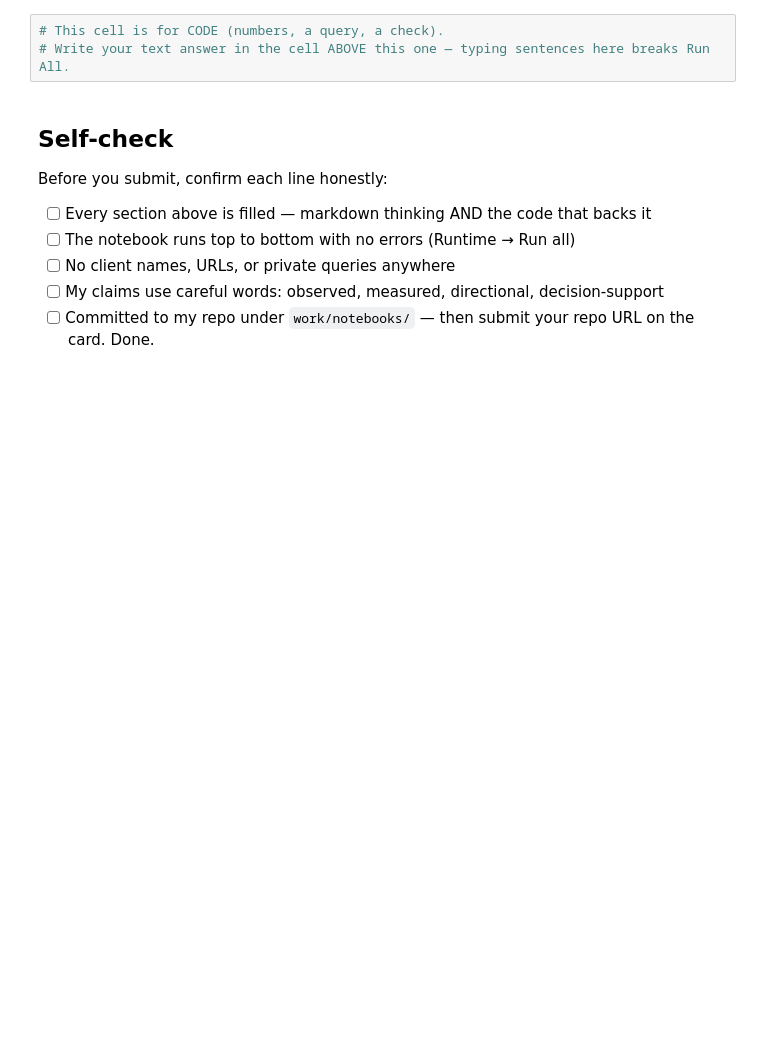
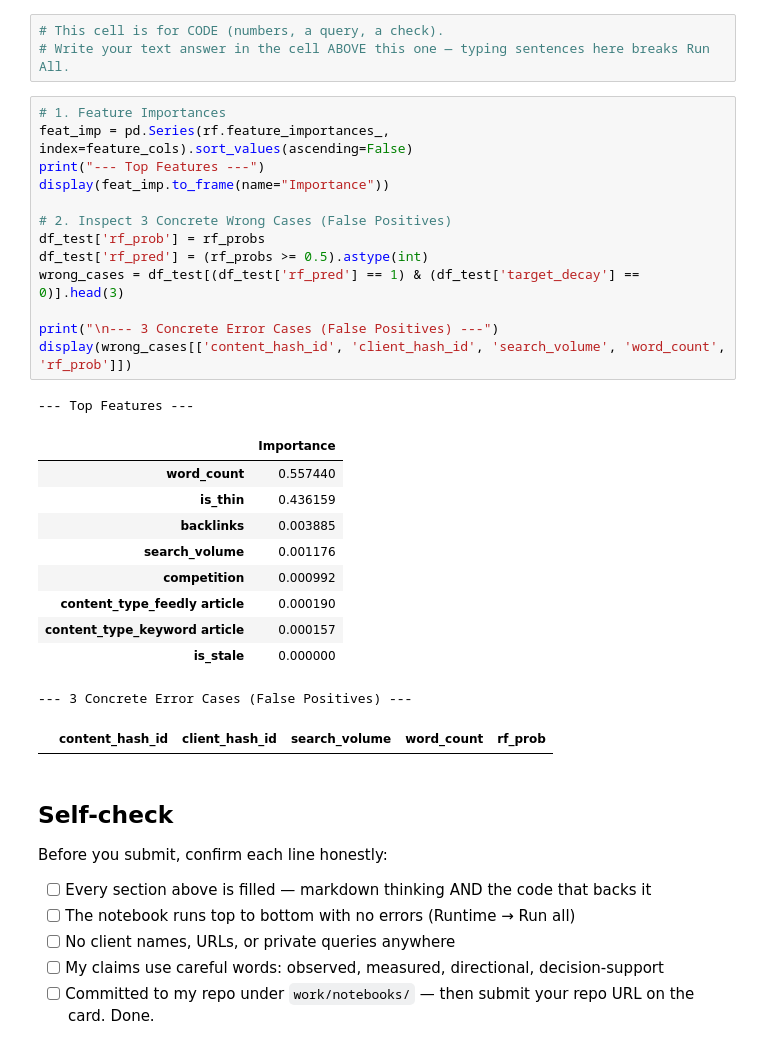
Before and after one commit to nnanwubeikenna-prog/ikenna-flyrank-ml-internship, a Jupyter notebook: work/notebooks/w05_model.ipynb, the cells around one changed output. Drawn from its saved outputs; the diff is of its cells as text; blank space fills up the shorter version.

```diff
--- a/work/notebooks/w05_model.ipynb
+++ b/work/notebooks/w05_model.ipynb
@@ -34,6 +186,32 @@ This skeleton is yours to fill. Work the sections **in order** — each one has
 # %%
 # This cell is for CODE (numbers, a query, a check).
 # Write your text answer in the cell ABOVE this one — typing sentences here breaks Run All.
+# %%
+# 1. Feature Importances
+feat_imp = pd.Series(rf.feature_importances_, index=feature_cols).sort_values(ascending=False)
+print("--- Top Features ---")
+display(feat_imp.to_frame(name="Importance"))
+
+# 2. Inspect 3 Concrete Wrong Cases (False Positives)
+df_test['rf_prob'] = rf_probs
+df_test['rf_pred'] = (rf_probs >= 0.5).astype(int)
+wrong_cases = df_test[(df_test['rf_pred'] == 1) & (df_test['target_decay'] == 0)].head(3)
+
+print("\n--- 3 Concrete Error Cases (False Positives) ---")
+display(wrong_cases[['content_hash_id', 'client_hash_id', 'search_volume', 'word_count', 'rf_prob']])
+# %% [output]
+--- Top Features ---
+|  | Importance |
+| word_count | 0.557440 |
+| is_thin | 0.436159 |
+| backlinks | 0.003885 |
+| search_volume | 0.001176 |
+| competition | 0.000992 |
+| content_type_feedly article | 0.000190 |
+| content_type_keyword article | 0.000157 |
+| is_stale | 0.000000 |
+--- 3 Concrete Error Cases (False Positives) ---
+|  | content_hash_id | client_hash_id | search_volume | word_count | rf_prob |
 # %% [markdown]
 ## Self-check
 
```
Also changed, not shown: parts of 7 cells of this notebook.
